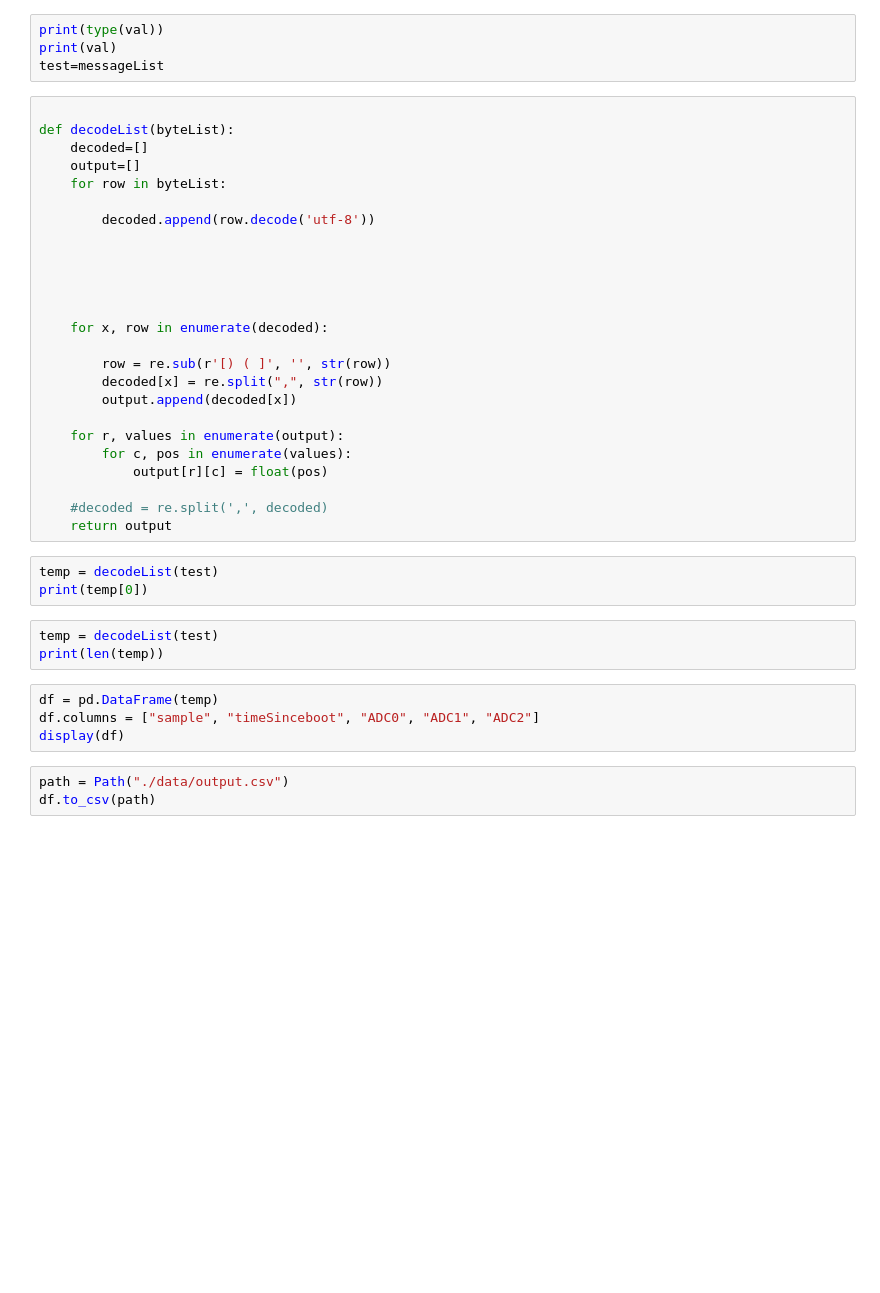
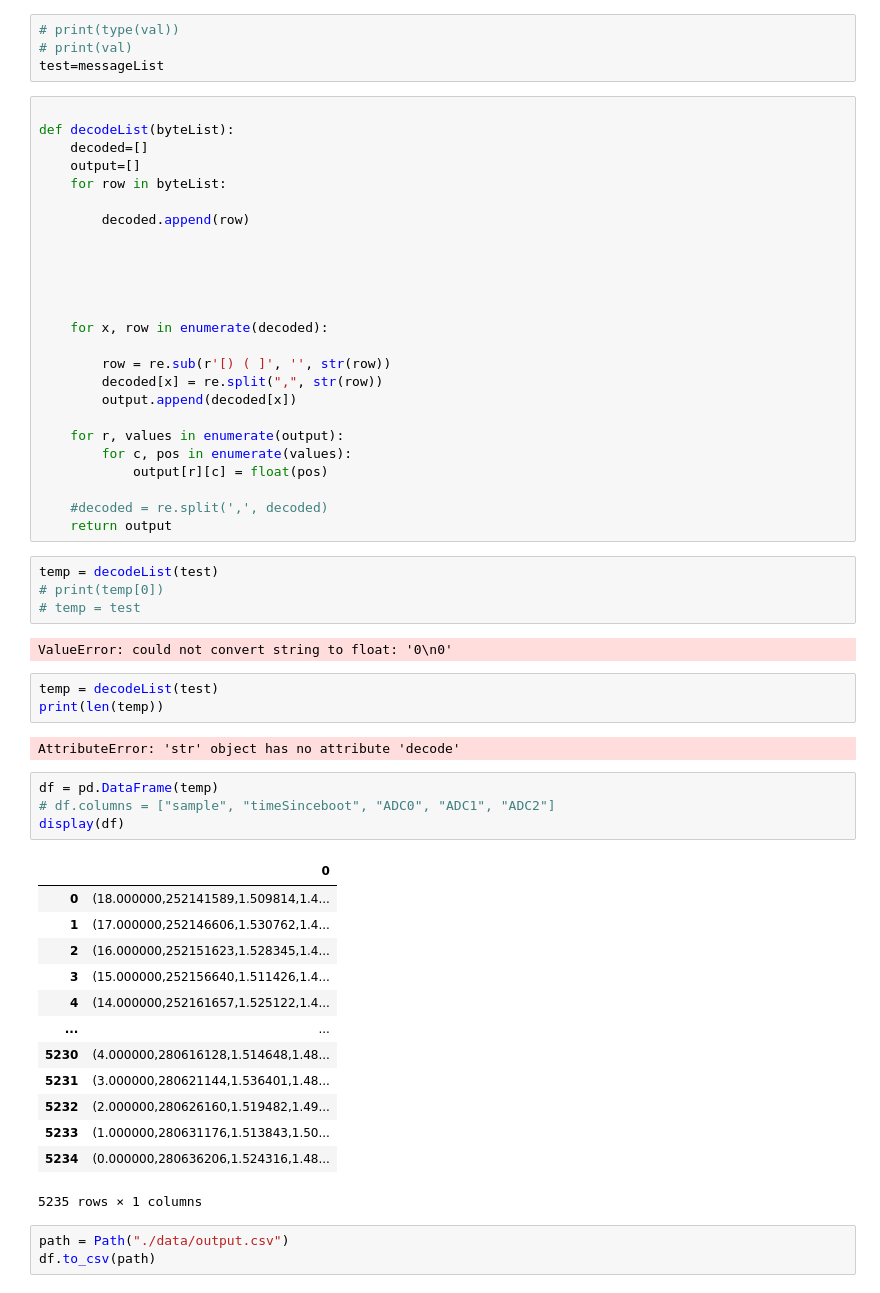
Before and after one commit to TheUnity42/MMI2022, a Jupyter notebook: udp/server.ipynb, the cells around one changed output. Saved outputs shown, nothing was run; the diff lists cells and outputs as text; blank space fills up the shorter version.

```diff
--- a/udp/server.ipynb
+++ b/udp/server.ipynb
@@ -90,6 +93,6 @@ val = message.decode("utf-8")
 # %%
-print(type(val))
-print(val)
+# print(type(val))
+# print(val)
 test=messageList
 # %%
 
@@ -98,7 +101,7 @@ def decodeList(byteList):
     output=[]
     for row in byteList:
 
-        decoded.append(row.decode('utf-8'))
+        decoded.append(row)
 
 
 
@@ -118,14 +121,33 @@ def decodeList(byteList):
     return output
 # %%
 temp = decodeList(test)
-print(temp[0])
+# print(temp[0])
+# temp = test
+# %% [output]
+ValueError: could not convert string to float: '0\n0'
 # %%
 temp = decodeList(test)
 print(len(temp))
+# %% [output]
+AttributeError: 'str' object has no attribute 'decode'
 # %%
 df = pd.DataFrame(temp)
-df.columns = ["sample", "timeSinceboot", "ADC0", "ADC1", "ADC2"]
+# df.columns = ["sample", "timeSinceboot", "ADC0", "ADC1", "ADC2"]
 display(df)
+# %% [output]
+|  | 0 |
+| 0 | (18.000000,252141589,1.509814,1.4... |
+| 1 | (17.000000,252146606,1.530762,1.4... |
+| 2 | (16.000000,252151623,1.528345,1.4... |
+| 3 | (15.000000,252156640,1.511426,1.4... |
+| 4 | (14.000000,252161657,1.525122,1.4... |
+| ... | ... |
+| 5230 | (4.000000,280616128,1.514648,1.48... |
+| 5231 | (3.000000,280621144,1.536401,1.48... |
+| 5232 | (2.000000,280626160,1.519482,1.49... |
+| 5233 | (1.000000,280631176,1.513843,1.50... |
+| 5234 | (0.000000,280636206,1.524316,1.48... |
+5235 rows × 1 columns
 # %%
 path = Path("./data/output.csv")
 df.to_csv(path)
```
Also changed, not shown: parts of 3 cells of this notebook, 3 other files.
